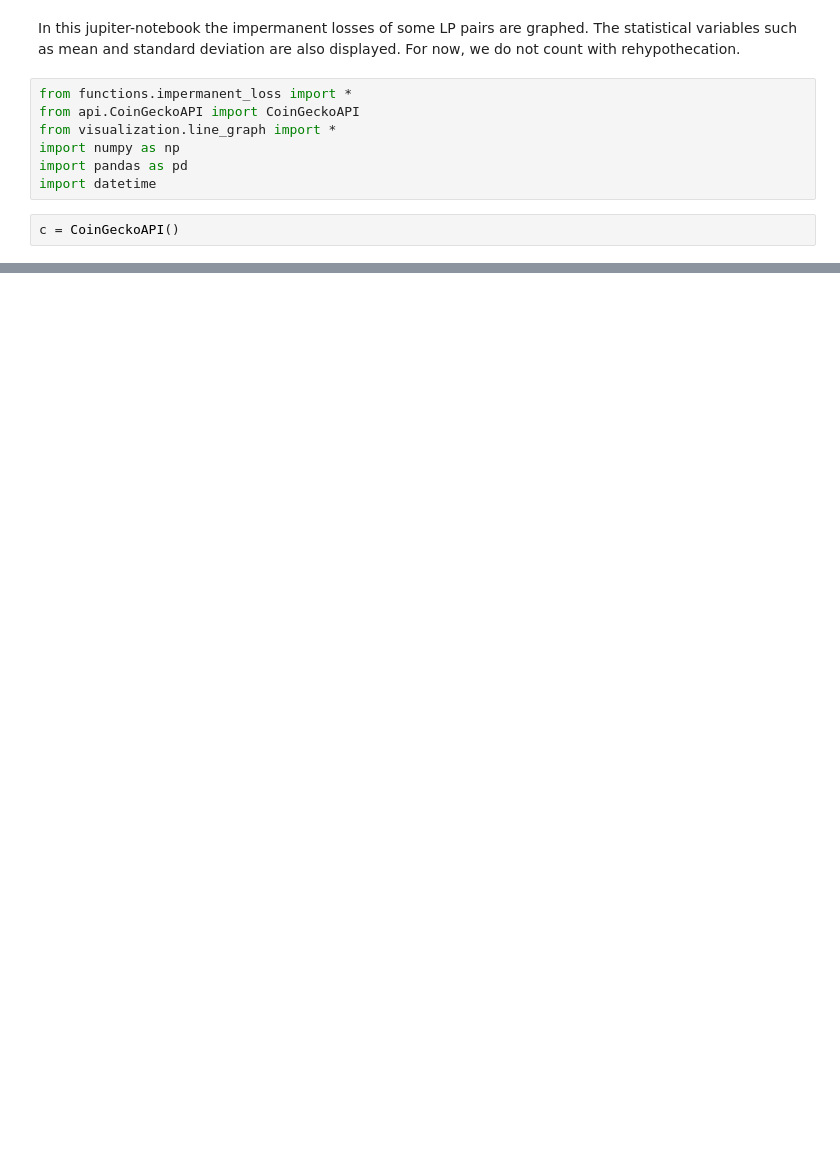
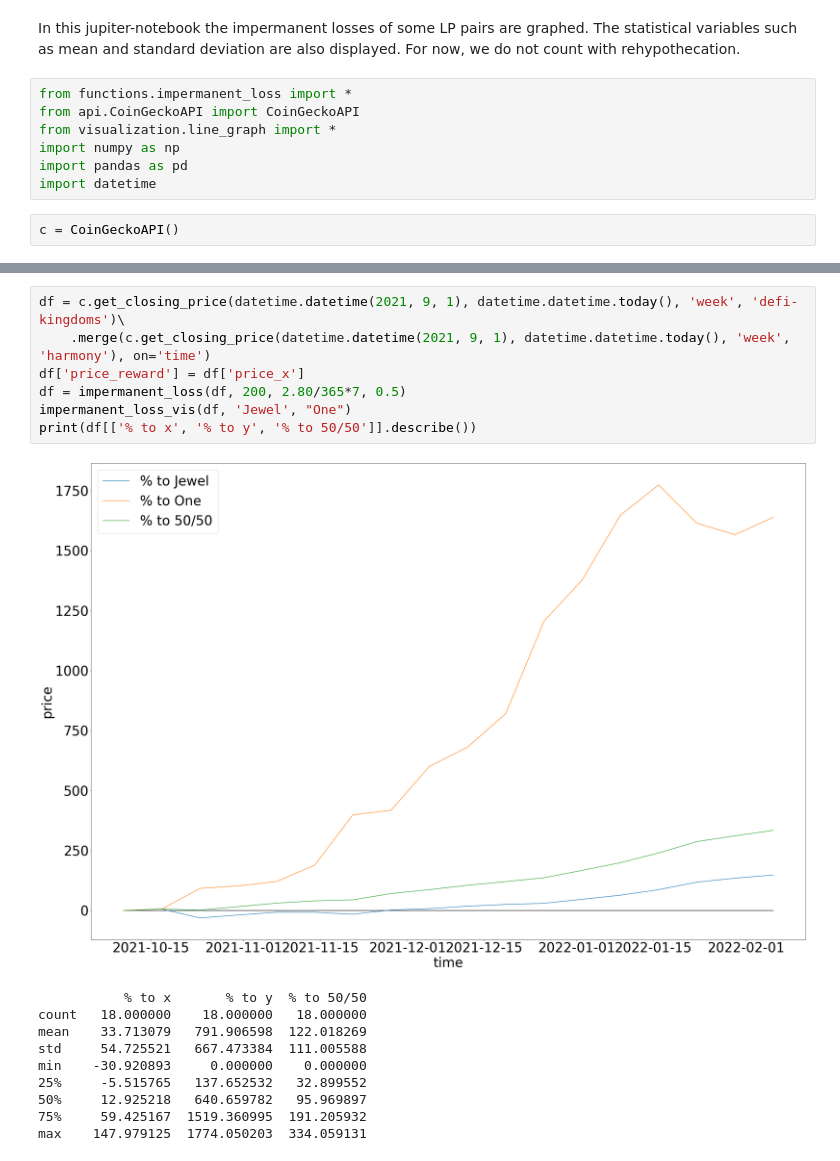
Before and after one commit to MaliMi97/portfolio, a Jupyter notebook: src/impermanent_loss.ipynb, the cells around one changed output, grey strips where cells are left out. Saved outputs shown, nothing was run; the diff lists cells and outputs as text; blank space fills up the shorter version.

```diff
--- a/src/impermanent_loss.ipynb
+++ b/src/impermanent_loss.ipynb
@@ -26,6 +27,24 @@ min   -52.783441    0.000000  -22.781910
 50%   -41.917447   72.170572  -13.138846
 75%   -37.269802   99.337752   -9.987734
 max     0.000000  111.790106    0.000000
+# %%
+df = c.get_closing_price(datetime.datetime(2021, 9, 1), datetime.datetime.today(), 'week', 'defi-kingdoms')\
+    .merge(c.get_closing_price(datetime.datetime(2021, 9, 1), datetime.datetime.today(), 'week', 'harmony'), on='time')
+df['price_reward'] = df['price_x']
+df = impermanent_loss(df, 200, 2.80/365*7, 0.5)
+impermanent_loss_vis(df, 'Jewel', "One")
+print(df[['% to x', '% to y', '% to 50/50']].describe())
+# %% [output]
+[figure, added]
+           % to x       % to y  % to 50/50
+count   18.000000    18.000000   18.000000
+mean    33.713079   791.906598  122.018269
+std     54.725521   667.473384  111.005588
+min    -30.920893     0.000000    0.000000
+25%     -5.515765   137.652532   32.899552
+50%     12.925218   640.659782   95.969897
+75%     59.425167  1519.360995  191.205932
+max    147.979125  1774.050203  334.059131
 # %%
 df = c.get_closing_price(datetime.datetime(2021, 9, 1), datetime.datetime.today(), 'week', 'spookyswap')\
     .merge(c.get_closing_price(datetime.datetime(2021, 9, 1), datetime.datetime.today(), 'week', 'fantom'), on='time')
```
Also changed, not shown: parts of 3 cells of this notebook, 3 other files.
